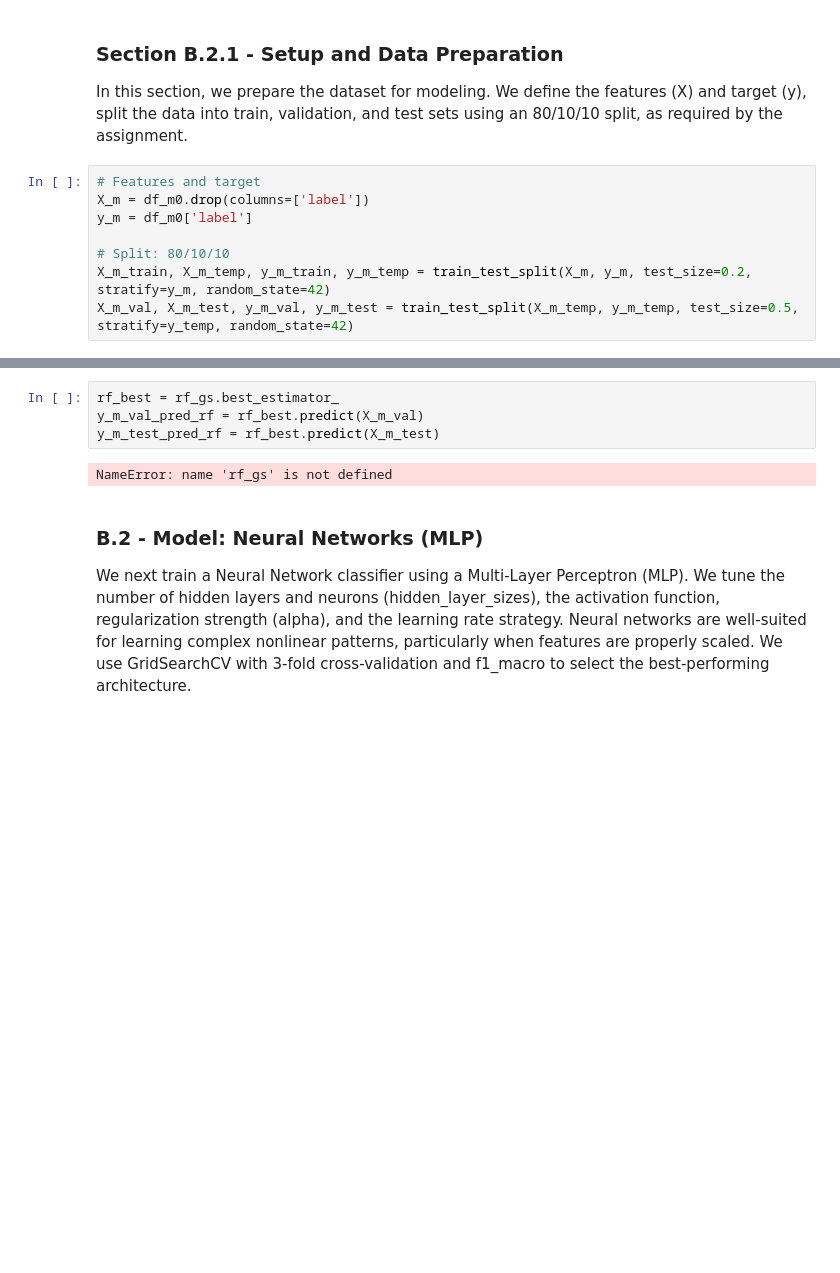
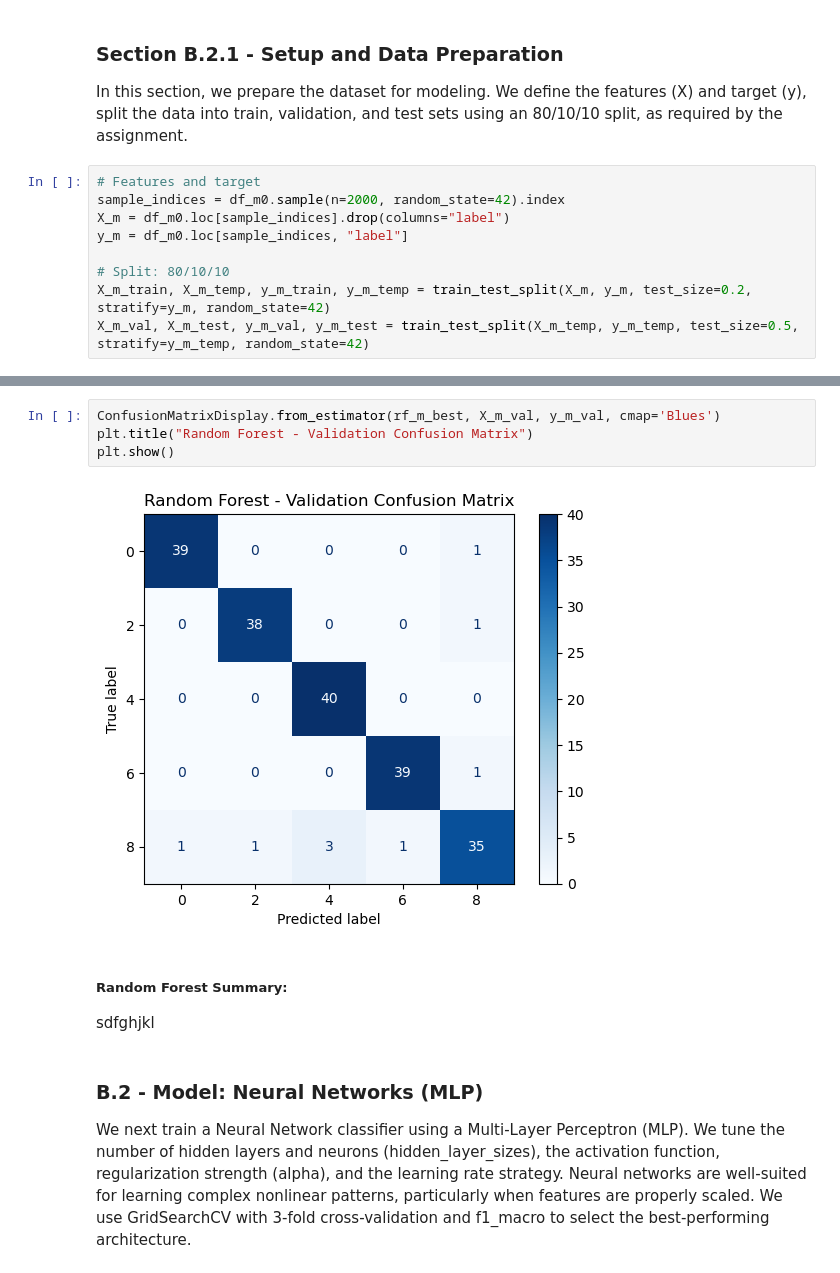
Before and after one commit to layla1010/HW3_ML, a Jupyter notebook: mnist_HW3.ipynb, the cells around one changed output, grey strips where cells are left out. Saved outputs shown, nothing was run; the diff lists cells and outputs as text; blank space fills up the shorter version.

```diff
--- a/mnist_HW3.ipynb
+++ b/mnist_HW3.ipynb
@@ -301,9 +301,10 @@ In this section, we prepare the dataset for modeling. We define the features (X)
 split the data into train, validation, and test sets using an 80/10/10 split, as required by the assignment.
 # %%
 # Features and target
-X_m = df_m0.drop(columns=['label'])
-y_m = df_m0['label']
+sample_indices = df_m0.sample(n=2000, random_state=42).index
+X_m = df_m0.loc[sample_indices].drop(columns="label")
+y_m = df_m0.loc[sample_indices, "label"]
 
 # Split: 80/10/10
 X_m_train, X_m_temp, y_m_train, y_m_temp = train_test_split(X_m, y_m, test_size=0.2, stratify=y_m, random_state=42)
-X_m_val, X_m_test, y_m_val, y_m_test = train_test_split(X_m_temp, y_m_temp, test_size=0.5, stratify=y_temp, random_state=42)
+X_m_val, X_m_test, y_m_val, y_m_test = train_test_split(X_m_temp, y_m_temp, test_size=0.5, stratify=y_m_temp, random_state=42)
@@ -343,9 +369,12 @@ tools.display_dataframe_to_user(name="Random Forest Results", dataframe=pd.DataF
-# %%
-rf_best = rf_gs.best_estimator_
-y_m_val_pred_rf = rf_best.predict(X_m_val)
-y_m_test_pred_rf = rf_best.predict(X_m_test)
-# %% [output]
-NameError: name 'rf_gs' is not defined
+# %%
+ConfusionMatrixDisplay.from_estimator(rf_m_best, X_m_val, y_m_val, cmap='Blues')
+plt.title("Random Forest - Validation Confusion Matrix")
+plt.show()
+# %% [output]
+[figure, added]
+# %% [markdown]
+##### Random Forest Summary:
+sdfghjkl
 # %% [markdown]
 ### B.2 - Model: Neural Networks (MLP)
 
```
Also changed, not shown: parts of 16 cells of this notebook.
